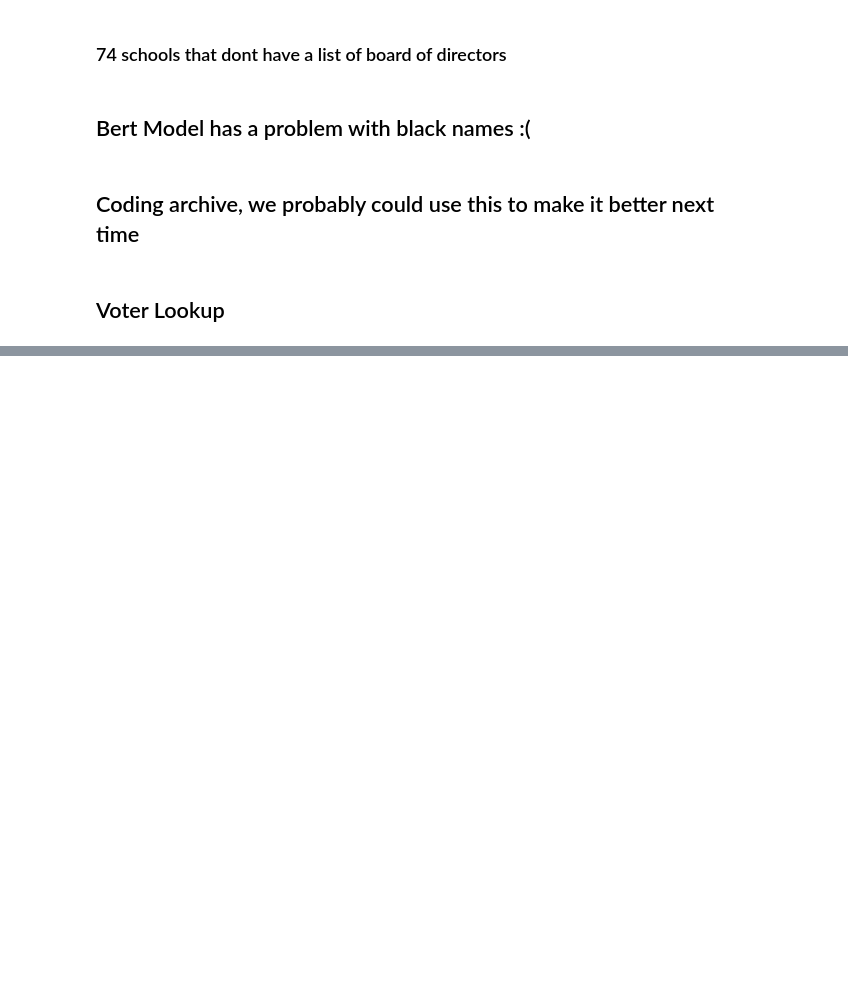
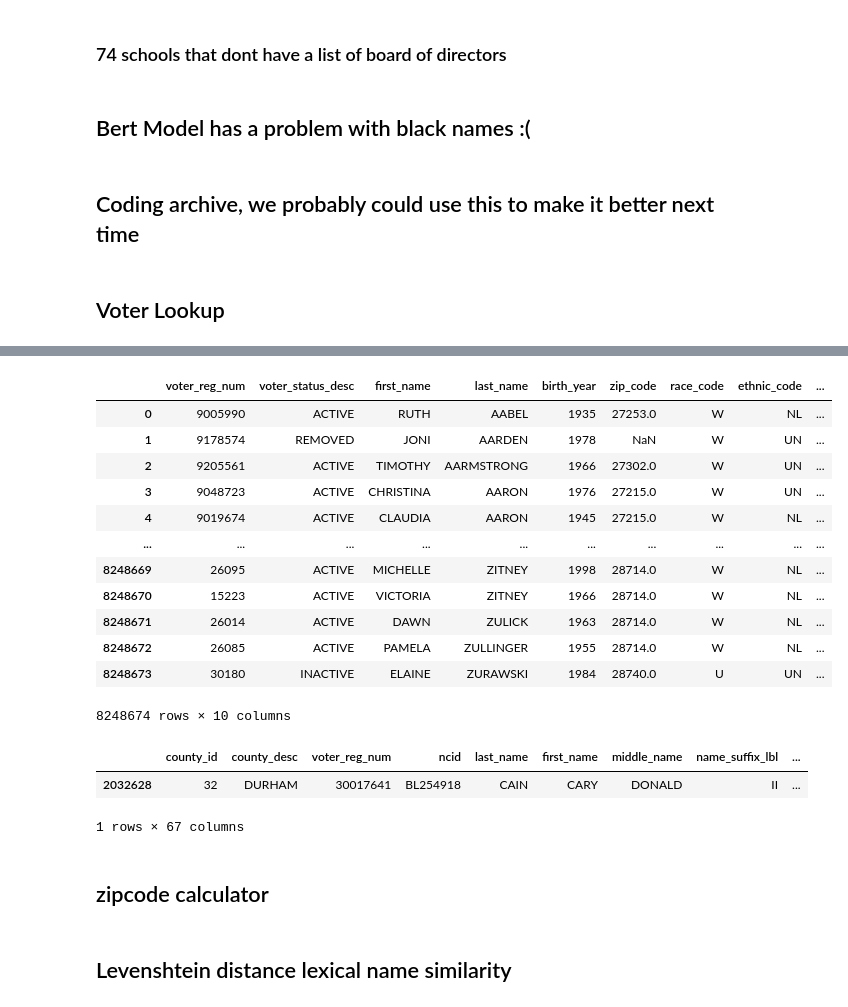
Before and after one commit to MajesticUnic0rn/charter-school-polarization, a Jupyter notebook: data_cleaning.ipynb, the cells around one changed output, grey strips where cells are left out. Drawn from its saved outputs; the diff is of its cells as text; code cells hidden in the pictures; blank space fills up the shorter version.

```diff
--- a/data_cleaning.ipynb
+++ b/data_cleaning.ipynb
@@ -386,6 +643,7 @@ print("Last names:", last_names)
 # %% [markdown]
 ## Voter Lookup
 # %%
-state_voter=pd.read_csv('ncvoter_Statewide.txt',sep="\t", header=0,encoding='ISO-8859-1')
+state_voter=pd.read_csv('data/ncvoter_Statewide.txt',sep="\t", header=0,encoding='ISO-8859-1')
+#input_data_copy = pd.read_excel('data/check_data_point3.xlsx')
 # %%
 state_voter.columns
@@ -392,2 +671,16 @@ state_voter.columns
 # %%
-state_voter[['voter_reg_num','first_name','last_name','birth_year','zip_code','race_code','ethnic_code','party_cd','gender_code']]
+state_voter[['voter_reg_num','voter_status_desc','first_name','last_name','birth_year','zip_code','race_code','ethnic_code','party_cd','gender_code']]
+# %% [output]
+|  | voter_reg_num | voter_status_desc | first_name | last_name | birth_year | zip_code | race_code | ethnic_code | ... |
+| 0 | 9005990 | ACTIVE | RUTH | AABEL | 1935 | 27253.0 | W | NL | ... |
+| 1 | 9178574 | REMOVED | JONI | AARDEN | 1978 | NaN | W | UN | ... |
+| 2 | 9205561 | ACTIVE | TIMOTHY | AARMSTRONG | 1966 | 27302.0 | W | UN | ... |
+| 3 | 9048723 | ACTIVE | CHRISTINA | AARON | 1976 | 27215.0 | W | UN | ... |
+| 4 | 9019674 | ACTIVE | CLAUDIA | AARON | 1945 | 27215.0 | W | NL | ... |
+| ... | ... | ... | ... | ... | ... | ... | ... | ... | ... |
+| 8248669 | 26095 | ACTIVE | MICHELLE | ZITNEY | 1998 | 28714.0 | W | NL | ... |
+| 8248670 | 15223 | ACTIVE | VICTORIA | ZITNEY | 1966 | 28714.0 | W | NL | ... |
+| 8248671 | 26014 | ACTIVE | DAWN | ZULICK | 1963 | 28714.0 | W | NL | ... |
+| 8248672 | 26085 | ACTIVE | PAMELA | ZULLINGER | 1955 | 28714.0 | W | NL | ... |
+| 8248673 | 30180 | INACTIVE | ELAINE | ZURAWSKI | 1984 | 28740.0 | U | UN | ... |
+8248674 rows × 10 columns
@@ -396,2 +689,6 @@ state_voter.shape
 # %%
-state_voter[(state_voter['first_name']=='CARY') & (state_voter['last_name']=='CAIN')].to_csv('voter_example.csv',index = False)
+state_voter[(state_voter['first_name']=='CARY') & (state_voter['last_name']=='CAIN')]
+# %% [output]
+|  | county_id | county_desc | voter_reg_num | ncid | last_name | first_name | middle_name | name_suffix_lbl | ... |
+| 2032628 | 32 | DURHAM | 30017641 | BL254918 | CAIN | CARY | DONALD | II | ... |
+1 rows × 67 columns
@@ -397,0 +701,4 @@ state_voter[(state_voter['first_name']=='CARY') & (state_voter['last_name']=='CA
+# %% [markdown]
+## zipcode calculator
+# %% [markdown]
+## Levenshtein distance lexical name similarity
```
Also changed, not shown: parts of 57 cells of this notebook.
